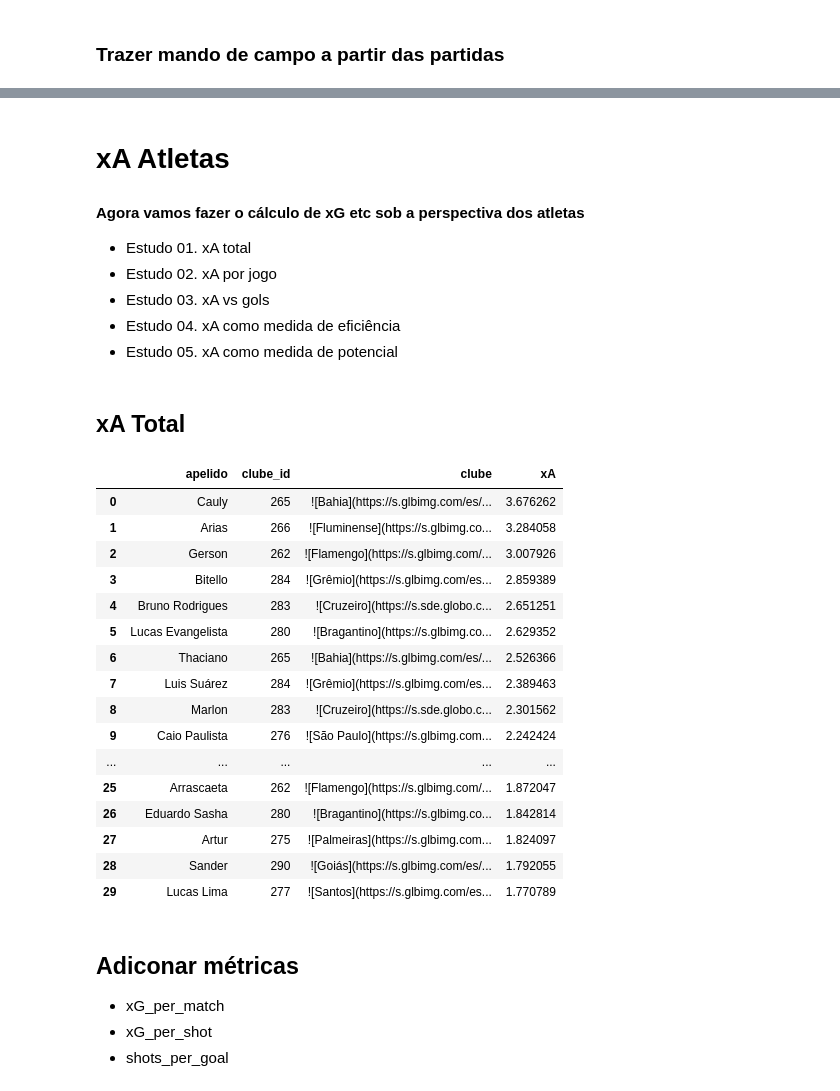
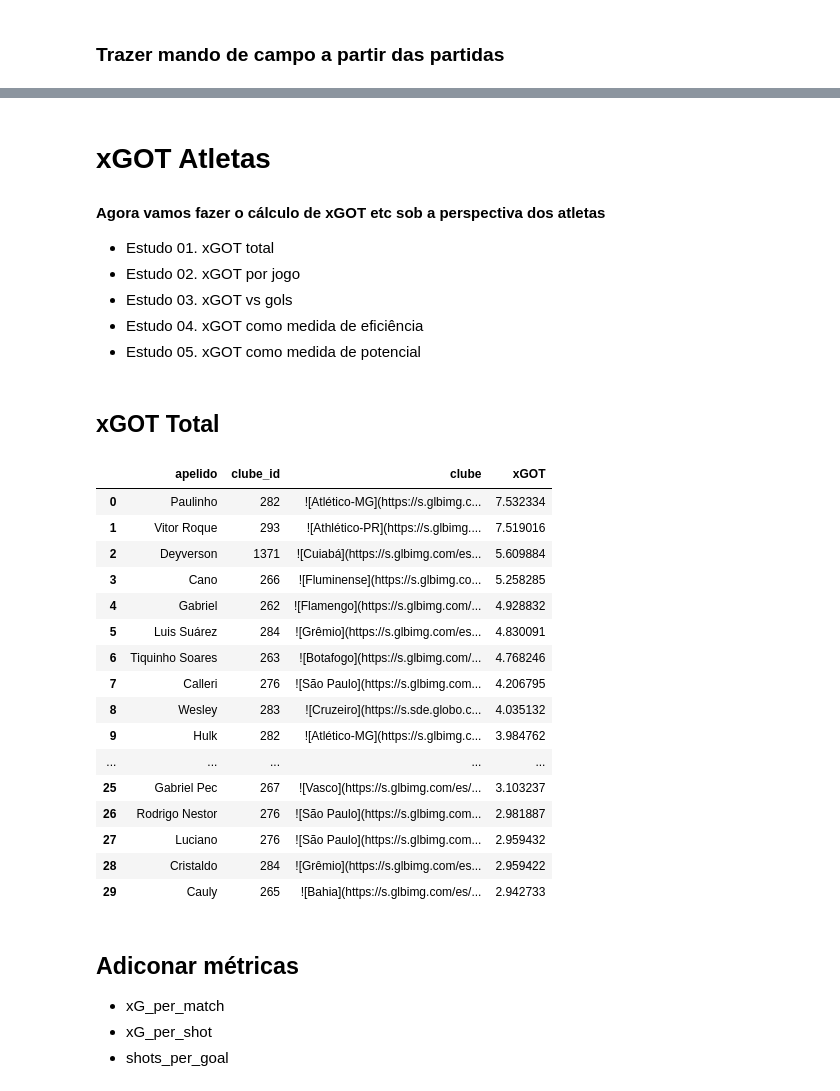
Before and after one commit to patalanov/gm-ml, a Jupyter notebook: gm_xgot.ipynb, the cells around one changed output, grey strips where cells are left out. Saved outputs shown, nothing was run; the diff lists cells and outputs as text; code cells hidden in the pictures.

```diff
--- a/gm_xgot.ipynb
+++ b/gm_xgot.ipynb
@@ -538,6 +534,8 @@ def xgboost_xG(df=None, torneio=None, edicao=None, filtrar=False):
 #df_brasileiro = logistic_regression_xG(df, 'Brasileiro', 2021, filtrar=True)
 
 # treinar xG com dados de todos os torneios
-df_geral = logistic_regression_xG(df=df_assists_on_pitch)
+#df_geral = logistic_regression_xG(df=df_shots_on_target)
+df_geral = xgboost_xG(df=df_shots_on_target)
+
 # filtrar apenas lances do campeonato brasileiro
-df_brasileiro = df_geral.loc[(df_assists_on_pitch['Torneio']=='Brasileiro')&(df_assists_on_pitch['Edicao']==2023)]
+df_brasileiro = df_geral.loc[(df_shots_on_target['Torneio']=='Brasileiro')&(df_shots_on_target['Edicao']==2023)]
@@ -1753,42 +780,42 @@ Botafogo (2.1) 2 X 0 (0.43) América-MG
 # %% [markdown]
-# xA Atletas
+# xGOT Atletas
 
-#### Agora vamos fazer o cálculo de xG etc sob a perspectiva dos atletas
+#### Agora vamos fazer o cálculo de xGOT etc sob a perspectiva dos atletas
 
-- Estudo 01. xA total
-- Estudo 02. xA por jogo
-- Estudo 03. xA vs gols
-- Estudo 04. xA como medida de eficiência
-- Estudo 05. xA como medida de potencial
+- Estudo 01. xGOT total
+- Estudo 02. xGOT por jogo
+- Estudo 03. xGOT vs gols
+- Estudo 04. xGOT como medida de eficiência
+- Estudo 05. xGOT como medida de potencial
 # %% [markdown]
-## xA Total
+## xGOT Total
 # %%
-df_atletas = df_brasileiro.groupby(['atleta_id', 'apelido','clube_id'])['xA'].sum().reset_index()
-df_atletas = df_atletas.sort_values(by='xA',ascending=False).reset_index(drop=True)
+df_atletas = df_brasileiro.groupby(['atleta_id', 'apelido','clube_id'])['xGOT'].sum().reset_index()
+df_atletas = df_atletas.sort_values(by='xGOT',ascending=False).reset_index(drop=True)
 df_atletas = df_atletas[df_atletas['clube_id'].isin(clubes_ids)].reset_index(drop=True)
 df_atletas['clube'] = df_atletas['clube_id'].map(times_dict_r)
 df_atletas['clube'] = df_atletas['clube'].map(team_icons)
 
-df_atletas = df_atletas[['apelido','clube_id','clube','xA']]
+df_atletas = df_atletas[['apelido','clube_id','clube','xGOT']]
 df_atletas.head(30)
 # %% [output]
-|  | apelido | clube_id | clube | xA |
-| 0 | Cauly | 265 | ![Bahia](https://s.glbimg.com/es/... | 3.676262 |
-| 1 | Arias | 266 | ![Fluminense](https://s.glbimg.co... | 3.284058 |
-| 2 | Gerson | 262 | ![Flamengo](https://s.glbimg.com/... | 3.007926 |
-| 3 | Bitello | 284 | ![Grêmio](https://s.glbimg.com/es... | 2.859389 |
-| 4 | Bruno Rodrigues | 283 | ![Cruzeiro](https://s.sde.globo.c... | 2.651251 |
-| 5 | Lucas Evangelista | 280 | ![Bragantino](https://s.glbimg.co... | 2.629352 |
-| 6 | Thaciano | 265 | ![Bahia](https://s.glbimg.com/es/... | 2.526366 |
-| 7 | Luis Suárez | 284 | ![Grêmio](https://s.glbimg.com/es... | 2.389463 |
-| 8 | Marlon | 283 | ![Cruzeiro](https://s.sde.globo.c... | 2.301562 |
-| 9 | Caio Paulista | 276 | ![São Paulo](https://s.glbimg.com... | 2.242424 |
+|  | apelido | clube_id | clube | xGOT |
+| 0 | Paulinho | 282 | ![Atlético-MG](https://s.glbimg.c... | 7.532334 |
+| 1 | Vitor Roque | 293 | ![Athlético-PR](https://s.glbimg.... | 7.519016 |
+| 2 | Deyverson | 1371 | ![Cuiabá](https://s.glbimg.com/es... | 5.609884 |
+| 3 | Cano | 266 | ![Fluminense](https://s.glbimg.co... | 5.258285 |
+| 4 | Gabriel | 262 | ![Flamengo](https://s.glbimg.com/... | 4.928832 |
+| 5 | Luis Suárez | 284 | ![Grêmio](https://s.glbimg.com/es... | 4.830091 |
+| 6 | Tiquinho Soares | 263 | ![Botafogo](https://s.glbimg.com/... | 4.768246 |
+| 7 | Calleri | 276 | ![São Paulo](https://s.glbimg.com... | 4.206795 |
+| 8 | Wesley | 283 | ![Cruzeiro](https://s.sde.globo.c... | 4.035132 |
+| 9 | Hulk | 282 | ![Atlético-MG](https://s.glbimg.c... | 3.984762 |
 | ... | ... | ... | ... | ... |
-| 25 | Arrascaeta | 262 | ![Flamengo](https://s.glbimg.com/... | 1.872047 |
-| 26 | Eduardo Sasha | 280 | ![Bragantino](https://s.glbimg.co... | 1.842814 |
-| 27 | Artur | 275 | ![Palmeiras](https://s.glbimg.com... | 1.824097 |
-| 28 | Sander | 290 | ![Goiás](https://s.glbimg.com/es/... | 1.792055 |
-| 29 | Lucas Lima | 277 | ![Santos](https://s.glbimg.com/es... | 1.770789 |
+| 25 | Gabriel Pec | 267 | ![Vasco](https://s.glbimg.com/es/... | 3.103237 |
+| 26 | Rodrigo Nestor | 276 | ![São Paulo](https://s.glbimg.com... | 2.981887 |
+| 27 | Luciano | 276 | ![São Paulo](https://s.glbimg.com... | 2.959432 |
+| 28 | Cristaldo | 284 | ![Grêmio](https://s.glbimg.com/es... | 2.959422 |
+| 29 | Cauly | 265 | ![Bahia](https://s.glbimg.com/es/... | 2.942733 |
 # %% [markdown]
 ## Adiconar métricas
 
```
Also changed, not shown: parts of 77 cells of this notebook, 1 other file.
